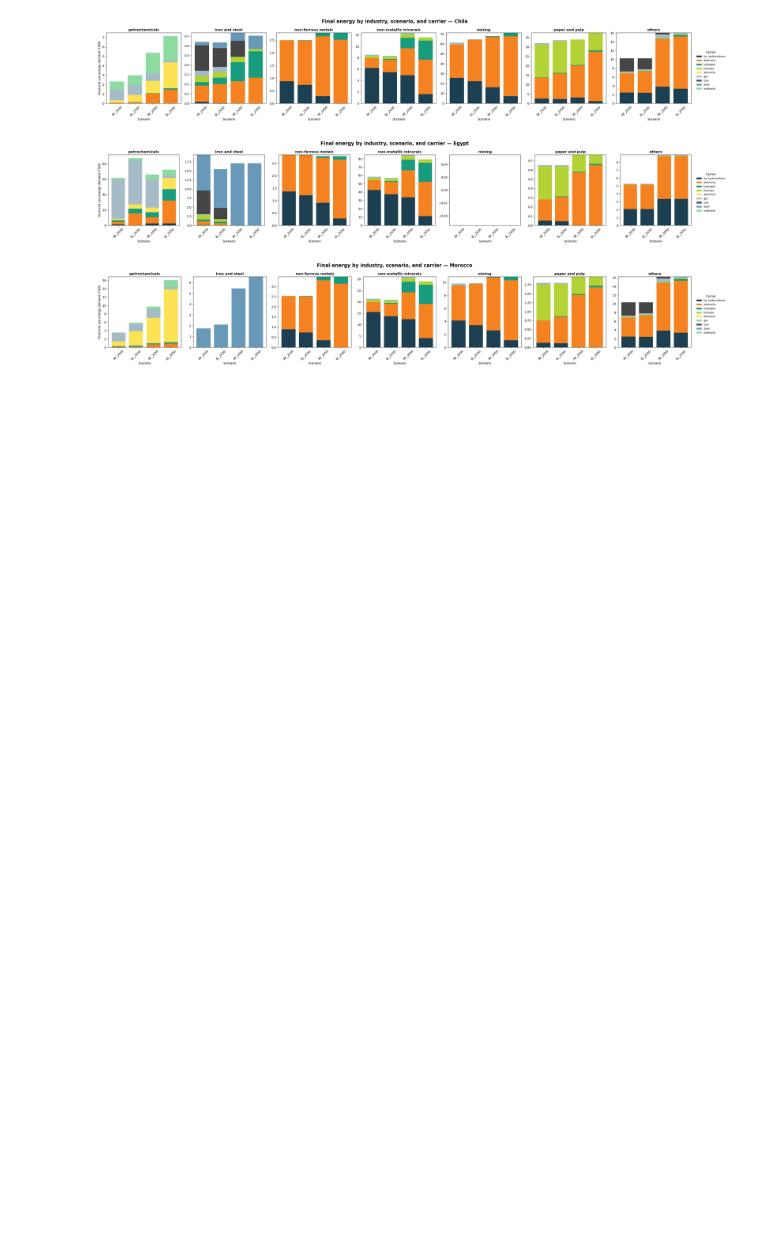
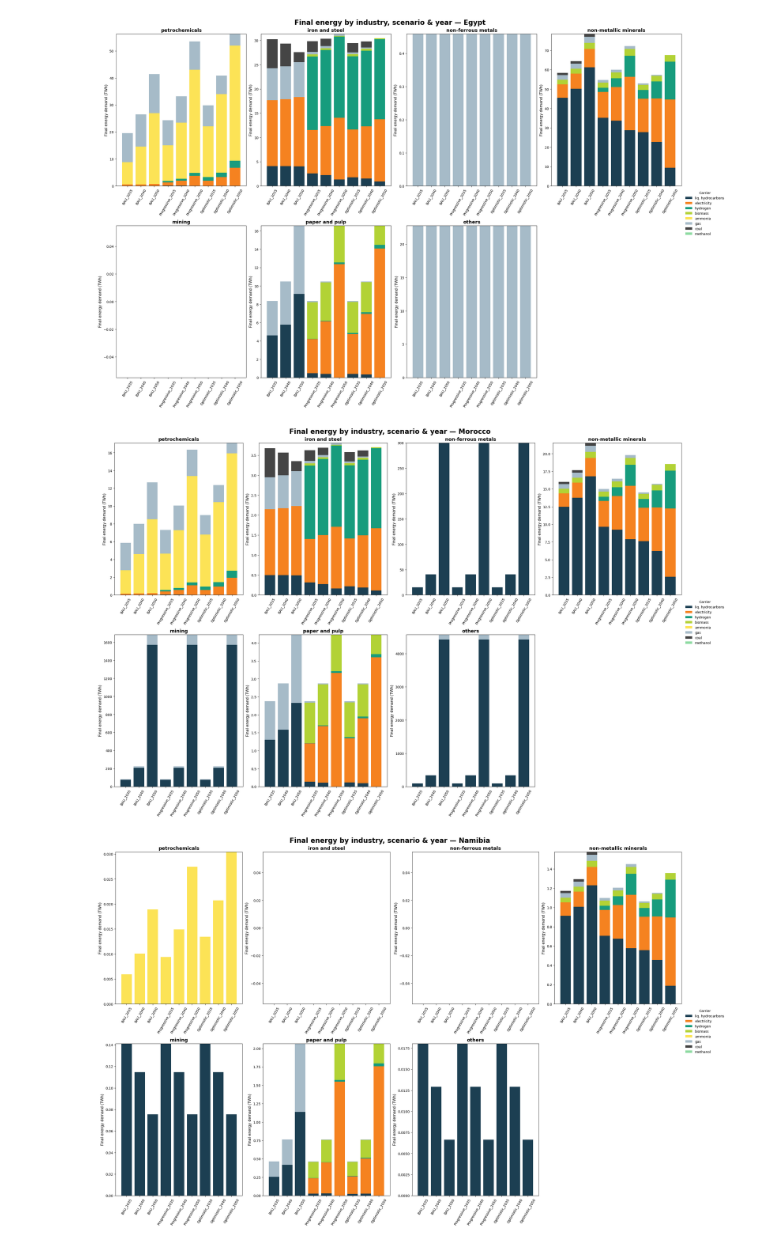
Before and after one commit to ljansen-iee/SEED, a Jupyter notebook: plots/industry_graphs.ipynb, the cells around one changed output. Cells and saved outputs as stored; diff of their text form; code cells hidden in the pictures; blank space fills up the shorter version.

Commit message:
update graphics to read from output_data file

```diff
--- a/plots/industry_graphs.ipynb
+++ b/plots/industry_graphs.ipynb
@@ -13,7 +13,7 @@ OUTPUT_DIR = Path(r"C:\Users\eduque\Documents\models\sectoral-energy-demands\ind
 
 dfs = []
 for csv_file in sorted(OUTPUT_DIR.glob("industry_*.csv")):
-    df_tmp = pd.read_csv(csv_file, dtype={"country": str, "scenario": str, "carrier": str})
+    df_tmp = pd.read_csv(csv_file, dtype={"country": str, "scenario": str, "carrier": str}, keep_default_na=False, na_values=[""])
     dfs.append(df_tmp)
 
 df = pd.concat(dfs, ignore_index=True)
@@ -27,8 +27,11 @@ df = df[~df["carrier"].isin(["heat", "process emissions", "low-temperature heat"
 numeric_cols = df.select_dtypes(include="number").columns
 df[numeric_cols] = df[numeric_cols].fillna(0)
 
+# Safe unique values for display (avoid sorting mixed str/NaN(float))
+countries = sorted(df["country"].dropna().astype(str).unique())
+
 print(f"Loaded {len(dfs)} files  |  {len(df):,} rows")
-print(f"Countries : {sorted(df['country'].unique())}")
+print(f"Countries : {countries}")
 print(f"Scenarios : {sorted(df['scenario'].unique())}")
 print(f"Years     : {sorted(df['year'].unique())}")
 print(f"Carriers  : {sorted(df['carrier'].unique())}")
@@ -57,7 +63,7 @@ df
 # =============================================================
 SELECTED_COUNTRIES = None          # e.g. ["MA", "EG"] or None for all
 SELECTED_SCENARIOS = ["BAU", "Progressive", "Optimistic"]  # exclude Historic baseline
-SELECTED_YEARS     = [2030, 2050]  # e.g. [2030, 2050] or None for all years
+SELECTED_YEARS     = [2035, 2040, 2050]  # e.g. [2030, 2050] or None for all years
 # %%
 # Apply filters
 df_filtered = df.copy()
@@ -147,44 +157,59 @@ scenario_year_order = [
     if f"{sc}_{yr}" in df_long_agg["scenario_year"].values
 ]
 
+# Layout config — matches the single-country chart for consistent readability
+PANEL_WIDTH = 6
+ROW_HEIGHT  = 8
+NCOLS       = 4
+
 for cty, d in df_long_agg.groupby("country"):
     full_name = country_dic.get(cty, cty)
     n_industries = len(industry_order)
-    fig, axs = plt.subplots(1, n_industries, figsize=(4 * n_industries, 5), sharey=False)
+    nrows = int(np.ceil(n_industries / NCOLS))
+
+    fig, axs = plt.subplots(nrows, NCOLS,
+                            figsize=(PANEL_WIDTH * NCOLS, ROW_HEIGHT * nrows),
+                            constrained_layout=True)
+    axs_flat = np.array(axs).flatten()
+
     for i, industry in enumerate(industry_order):
-        ax = axs[i]
+        ax = axs_flat[i]
         d_ind = d[d["industry"] == industry].copy()
         d_ind["scenario_year"] = pd.Categorical(
             d_ind["scenario_year"], categories=scenario_year_order, ordered=True
         )
         pivot = d_ind.pivot_table(
             index="scenario_year", columns="carrier", values="value",
             aggfunc="sum", observed=False
         ).fillna(0)
         for carrier in carrier_order:
             if carrier not in pivot.columns:
                 pivot[carrier] = 0
         pivot = pivot[carrier_order]
         bottom = np.zeros(len(pivot))
         for carrier in carrier_order:
             values = pivot[carrier].values
             ax.bar(pivot.index, values, bottom=bottom,
                    color=industry_carrier_colors[carrier], label=carrier)
             bottom += values
-        ax.set_title(facet_name_map.get(industry, industry), fontsize=11, weight='bold')
+        ax.set_title(facet_name_map.get(industry, industry), fontsize=14, weight='bold')
         ax.set_xlabel('')
-        if i == 0:
-            ax.set_ylabel('Final energy demand (TWh)')
-        ax.tick_params(axis='x', rotation=60, labelsize=8)
+        ax.set_ylabel('Final energy demand (TWh)', fontsize=11)
+        ax.tick_params(axis='x', rotation=60, labelsize=10)
+        ax.tick_params(axis='y', labelsize=10)
+
+    # Hide unused axes in the last row
+    for ax in axs_flat[n_industries:]:
+        ax.set_visible(False)
+
     fig.suptitle(
         f"Final energy by industry, scenario & year — {full_name}",
-        fontsize=14, weight='bold'
+        fontsize=20, weight='bold'
     )
     fig.legend(carrier_order, title="Carrier", loc='center left',
-               bbox_to_anchor=(1.0, 0.5), fontsize='small', frameon=False)
-    plt.tight_layout()
+               bbox_to_anchor=(1.0, 0.5), fontsize='medium', frameon=False)
     plt.show()
 # %% [output]
-[figure, old version]
+[figure, new version]
-[figure, old version]
+[figure, new version]
-[figure, old version]
+[figure, new version]
```
Also changed, not shown: parts of 12 cells of this notebook.
